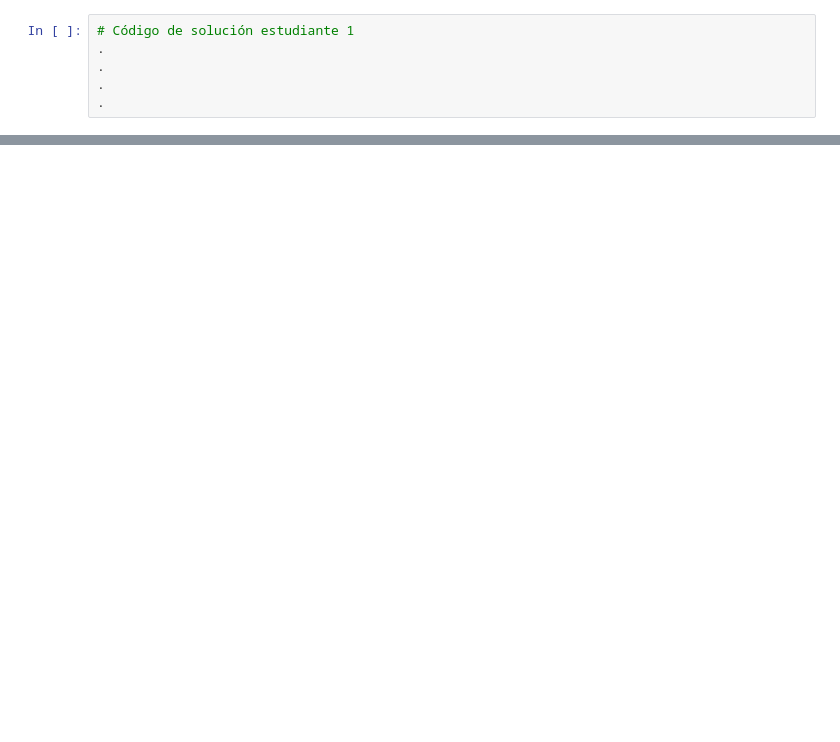
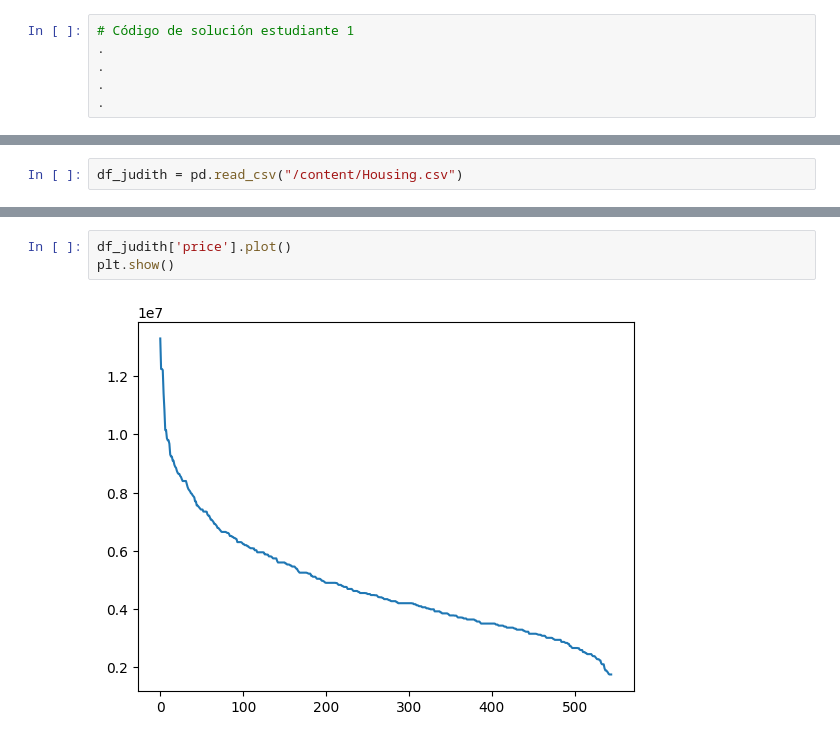
Before and after one commit to Andr3Glez/ProyectoConjunto5_ANGonzalez_JAHinojosa, a Jupyter notebook: Tarea_5.ipynb, the cells around one changed output, grey strips where cells are left out. Saved outputs shown, nothing was run; the diff lists cells and outputs as text; blank space fills up the shorter version.

```diff
--- a/Tarea_5.ipynb
+++ b/Tarea_5.ipynb
@@ -39,0 +55,2 @@ Código de solución estudiante 2
+# %%
+df_judith = pd.read_csv("/content/Housing.csv")
@@ -39,0 +106,5 @@ Código de solución estudiante 2
+# %%
+df_judith['price'].plot()
+plt.show()
+# %% [output]
+[figure, added]
```
Also changed, not shown: parts of 106 cells of this notebook, 2 other files.
